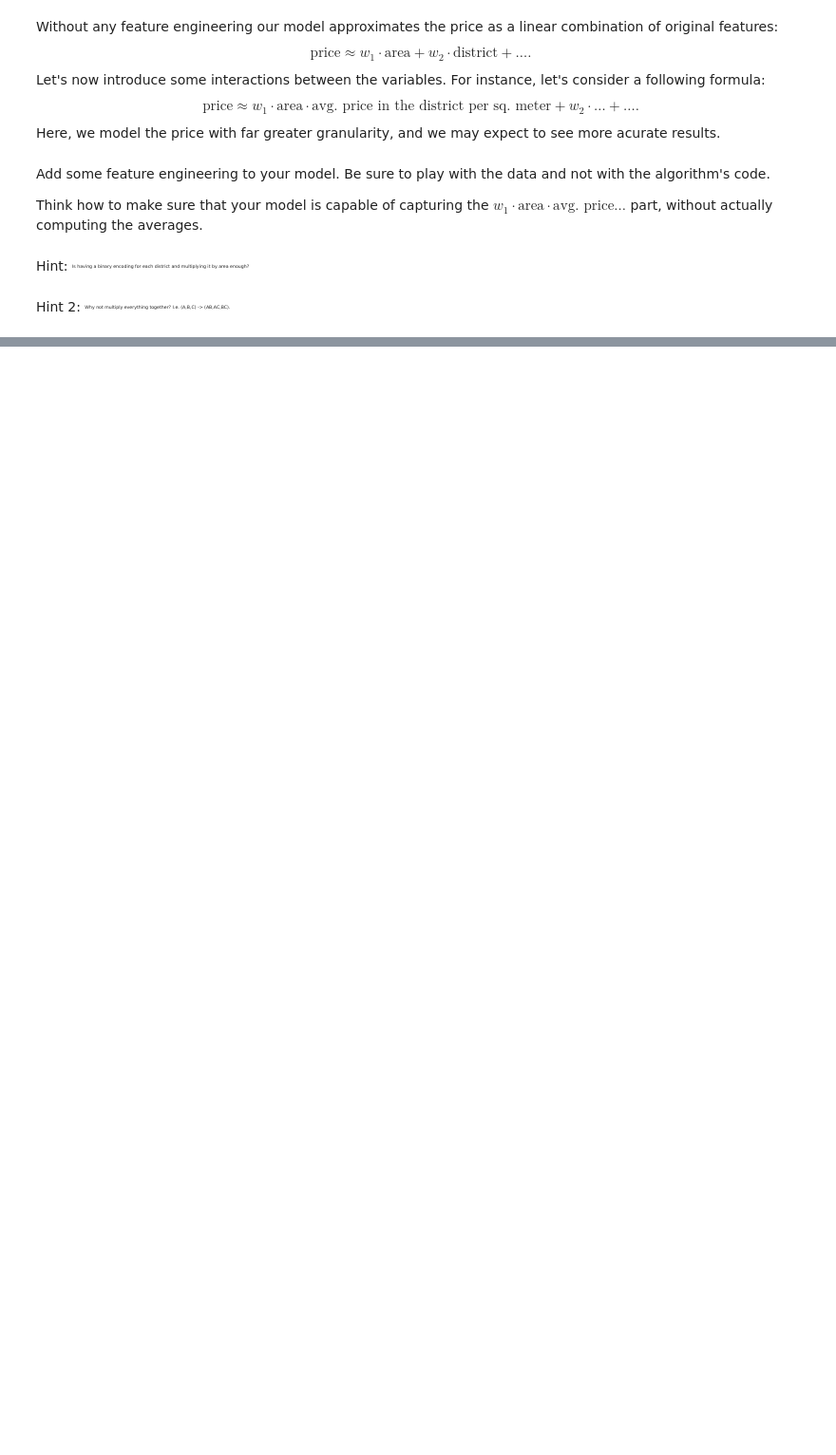
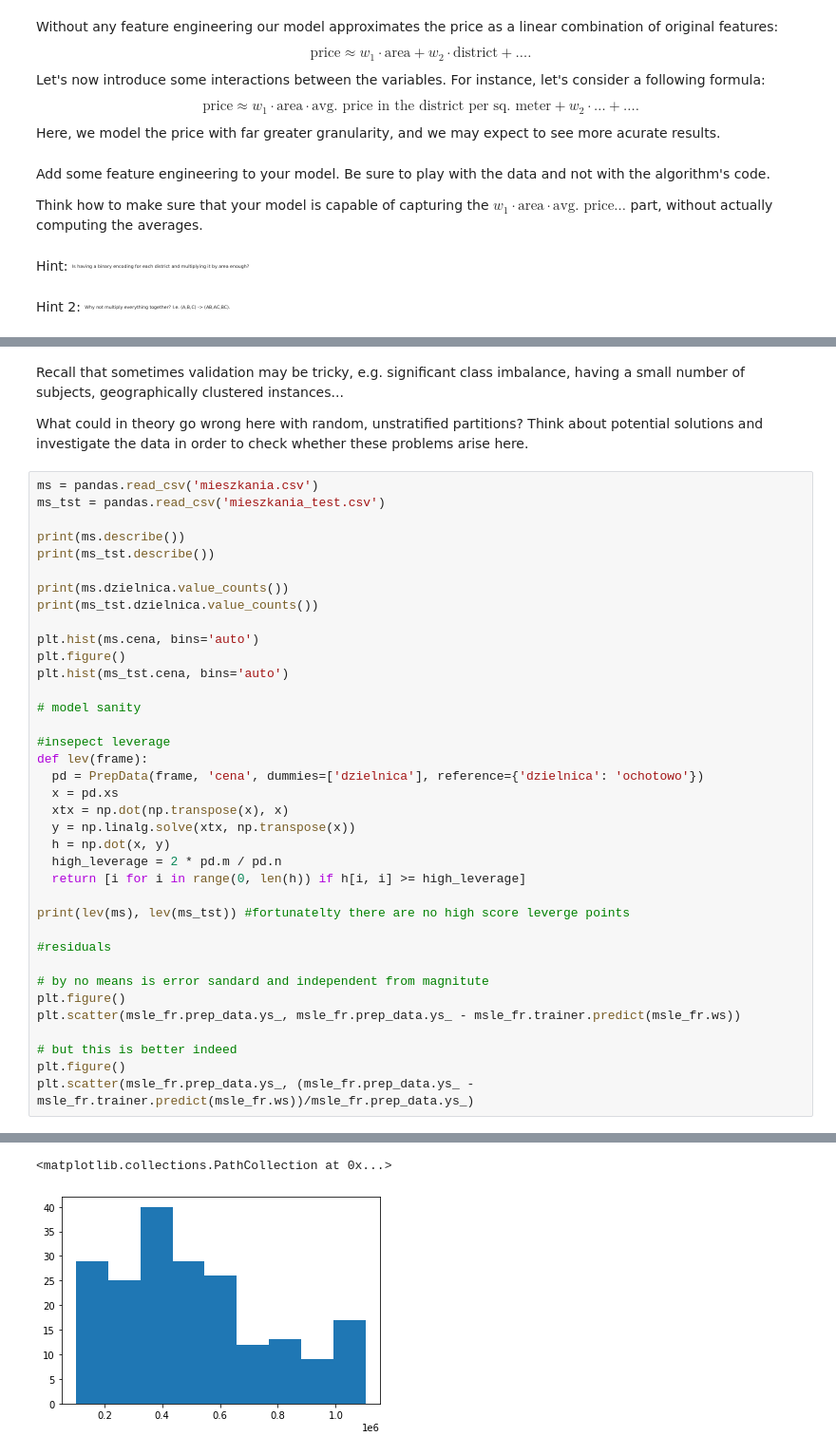
Before and after one commit to stiepan/MLCourse, a Jupyter notebook: Linear_regression_L1E2.ipynb, the cells around one changed output, grey strips where cells are left out. Shown at 95% size. Cells and saved outputs as stored; diff of their text form; blank space fills up the shorter version.

```diff
--- a/Linear_regression_L1E2.ipynb
+++ b/Linear_regression_L1E2.ipynb
@@ -608,0 +686,44 @@ lazienki_i_sypialnie 0.09747925257011919 -0.025315007706525117 -0.02464228121386
+# %% [markdown]
+
+
+Recall that sometimes validation may be tricky, e.g. significant class imbalance, having a small number of subjects, geographically clustered instances...
+
+What could in theory go wrong here with random, unstratified partitions? Think about potential solutions and investigate the data in order to check whether these problems arise here.
+# %%
+ms = pandas.read_csv('mieszkania.csv')
+ms_tst = pandas.read_csv('mieszkania_test.csv')
+
+print(ms.describe())
+print(ms_tst.describe())
+
+print(ms.dzielnica.value_counts())
+print(ms_tst.dzielnica.value_counts())
+
+plt.hist(ms.cena, bins='auto')
+plt.figure()
+plt.hist(ms_tst.cena, bins='auto')
+
+# model sanity
+
+#insepect leverage
+def lev(frame):
+  pd = PrepData(frame, 'cena', dummies=['dzielnica'], reference={'dzielnica': 'ochotowo'})
+  x = pd.xs
+  xtx = np.dot(np.transpose(x), x)
+  y = np.linalg.solve(xtx, np.transpose(x))
+  h = np.dot(x, y)
+  high_leverage = 2 * pd.m / pd.n
+  return [i for i in range(0, len(h)) if h[i, i] >= high_leverage]
+
+print(lev(ms), lev(ms_tst)) #fortunatelty there are no high score leverge points
+
+#residuals
+
+# by no means is error sandard and independent from magnitute
+plt.figure()
+plt.scatter(msle_fr.prep_data.ys_, msle_fr.prep_data.ys_ - msle_fr.trainer.predict(msle_fr.ws))
+
+# but this is better indeed
+plt.figure()
+plt.scatter(msle_fr.prep_data.ys_, (msle_fr.prep_data.ys_ - msle_fr.trainer.predict(msle_fr.ws))/msle_fr.prep_data.ys_)
+# %% [output]
@@ -608,0 +747,2 @@ lazienki_i_sypialnie 0.09747925257011919 -0.025315007706525117 -0.02464228121386
+<matplotlib.collections.PathCollection at 0x...>
+[figure, added]
```
Also changed, not shown: parts of 12 cells of this notebook.
